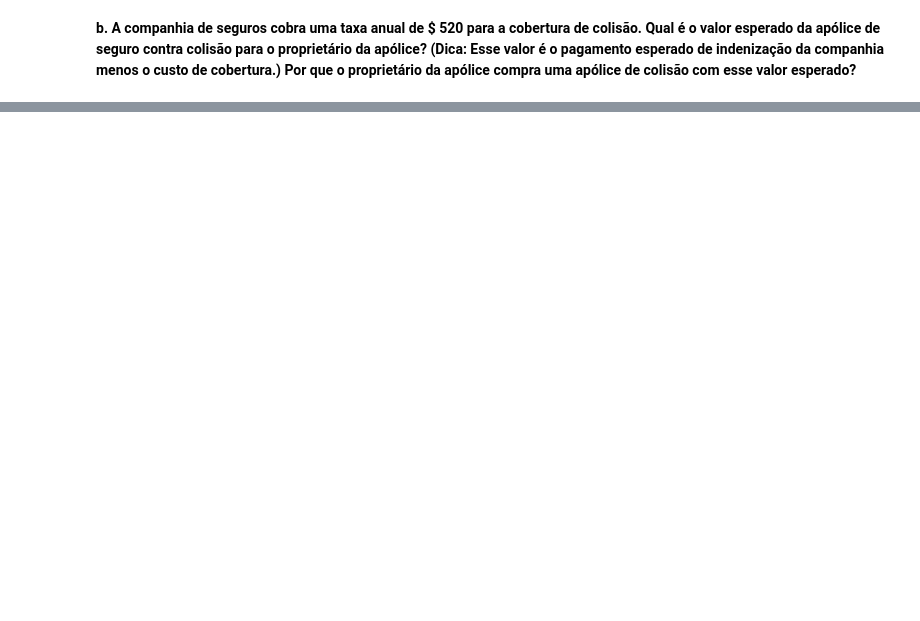
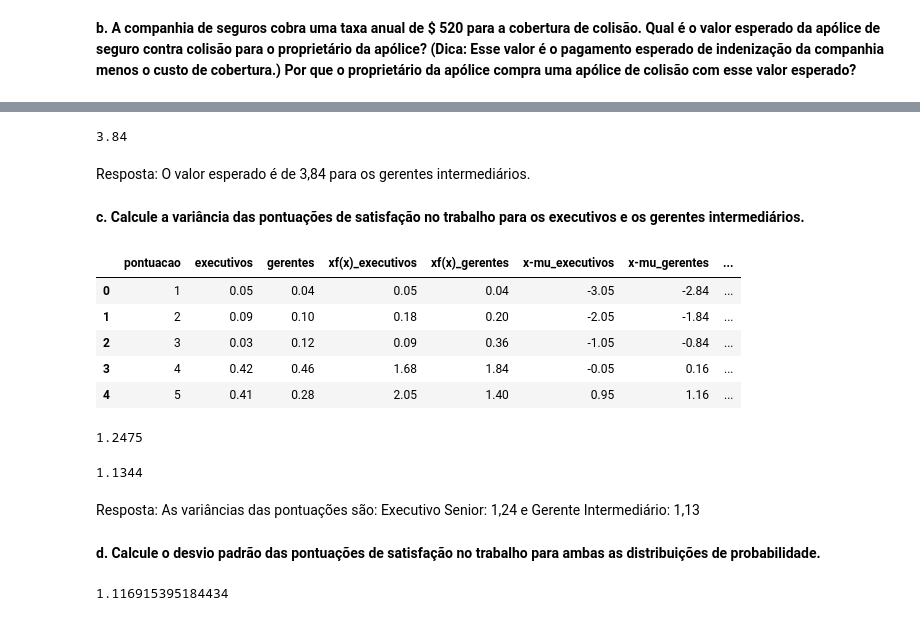
Before and after one commit to whaner/EAD5844, a Jupyter notebook: Exercícios/Ex_Aula_5_Whaner_Endo.ipynb, the cells around one changed output, grey strips where cells are left out. Drawn from its saved outputs; the diff is of its cells as text; code cells hidden in the pictures; blank space fills up the shorter version.

```diff
--- a/Exercícios/Ex_Aula_5_Whaner_Endo.ipynb
+++ b/Exercícios/Ex_Aula_5_Whaner_Endo.ipynb
@@ -344,0 +408,9 @@ Resposta: O valor do prêmio de seguro deveria ser $340 para que a empresa não
+# %%
+mu_gerentes = df21["xf(x)_gerentes"].sum()
+mu_gerentes
+# %% [output]
+3.84
+# %% [markdown]
+Resposta: O valor esperado é de 3,84 para os gerentes intermediários.
+# %% [markdown]
+**c. Calcule a variância das pontuações de satisfação no trabalho para os executivos e os geren­tes intermediários.**
@@ -344,0 +423,40 @@ Resposta: O valor do prêmio de seguro deveria ser $340 para que a empresa não
+# %%
+for ind, row in df21.iterrows():
+  df21.loc[ind,"(x-mu_executivos)ˆ2"] = row['x-mu_executivos'] ** 2
+# %%
+for ind, row in df21.iterrows():
+  df21.loc[ind,"(x-mu_gerentes)ˆ2"] = row['x-mu_gerentes'] ** 2
+# %%
+for ind, row in df21.iterrows():
+  df21.loc[ind,"(x-mu_executivos)ˆ2 * f(x)"] = (row['x-mu_executivos'] ** 2)*row['executivos']
+# %%
+for ind, row in df21.iterrows():
+  df21.loc[ind,"(x-mu_gerentes)ˆ2 * f(x)"] = (row['x-mu_gerentes'] ** 2)*row['gerentes']
+# %%
+df21
+# %% [output]
+|  | pontuacao | executivos | gerentes | xf(x)_executivos | xf(x)_gerentes | x-mu_executivos | x-mu_gerentes | ... |
+| 0 | 1 | 0.05 | 0.04 | 0.05 | 0.04 | -3.05 | -2.84 | ... |
+| 1 | 2 | 0.09 | 0.10 | 0.18 | 0.20 | -2.05 | -1.84 | ... |
+| 2 | 3 | 0.03 | 0.12 | 0.09 | 0.36 | -1.05 | -0.84 | ... |
+| 3 | 4 | 0.42 | 0.46 | 1.68 | 1.84 | -0.05 | 0.16 | ... |
+| 4 | 5 | 0.41 | 0.28 | 2.05 | 1.40 | 0.95 | 1.16 | ... |
+# %%
+var_executivo = df21['(x-mu_executivos)ˆ2 * f(x)'].sum()
+var_executivo
+# %% [output]
+1.2475
+# %%
+var_gerentes = df21['(x-mu_gerentes)ˆ2 * f(x)'].sum()
+var_gerentes
+# %% [output]
+1.1344
+# %% [markdown]
+Resposta: As variâncias das pontuações são: Executivo Senior: 1,24 e Gerente Intermediário: 1,13
+# %% [markdown]
+**d.	Calcule o desvio padrão das pontuações de satisfação no trabalho para ambas as distribui­ções de probabilidade.**
+# %%
+dp_executivos = var_executivo ** 0.5
+dp_executivos
+# %% [output]
+1.116915395184434
```
Also changed, not shown: parts of 146 cells of this notebook.
